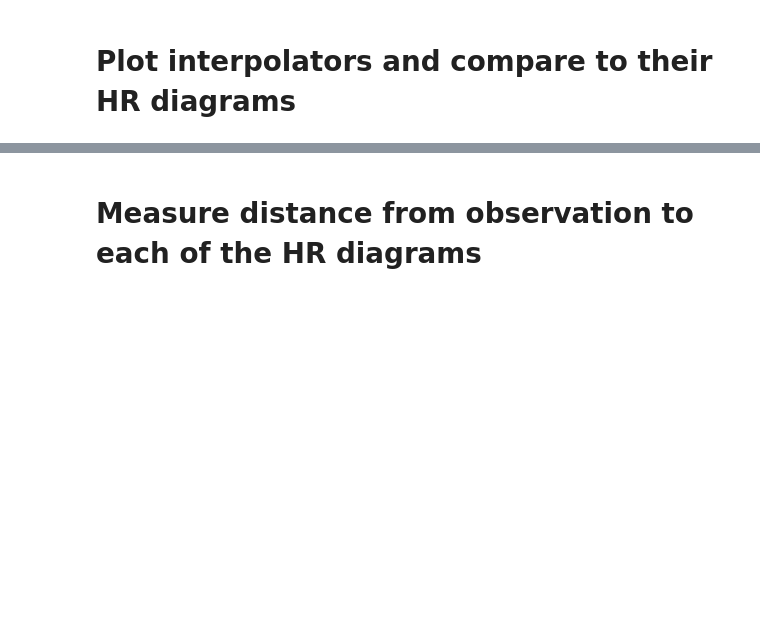
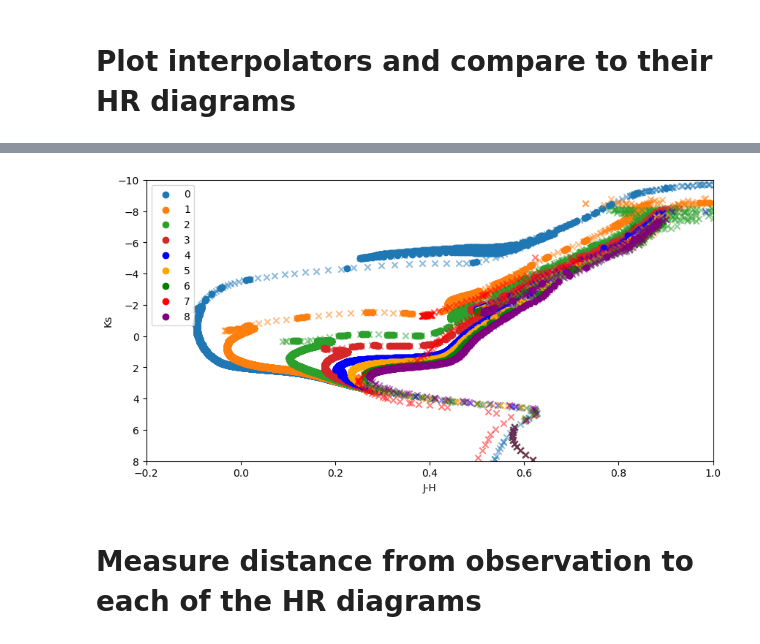
Before and after one commit to JASMINE-Mission/jasmine_mockcat, a Jupyter notebook: Notebooks/MockCattests.ipynb, the cells around one changed output, grey strips where cells are left out. Drawn from its saved outputs; the diff is of its cells as text; code cells hidden in the pictures; blank space fills up the shorter version.

```diff
--- a/Notebooks/MockCattests.ipynb
+++ b/Notebooks/MockCattests.ipynb
@@ -220,3 +265,22 @@ axes.legend();
+# %%
+fig,axes = plt.subplots(figsize=(10,5))
+
+colors = ["tab:blue","tab:orange","tab:green","tab:red","blue","orange","green","red","purple"]
+
+for i in range(9):
+    JHcol = col_interpolators[i][0](logmass_bins)
+    Ksmag = mag_interpolators[i][2](logmass_bins)
+
+    cc = axes.scatter(JHcol,Ksmag,label="{}".format(i),c=colors[i],marker="o",rasterized=True)
+    axes.scatter(ML[i][:,0+ML_colour_offset],ML[i][:,2+ML_mag_offset],c=colors[i],marker="x",alpha=0.5)
+
+axes.set_xlabel("J-H")
+axes.set_ylabel("Ks")
+axes.set_ylim(8,-10)
+axes.set_xlim(-0.2,1)
+axes.legend();
+# %% [output]
+[figure, added]
 # %% [markdown]
 # Measure distance from observation to each of the HR diagrams
 # %%
```
Also changed, not shown: parts of 67 cells of this notebook, 2 other files.
